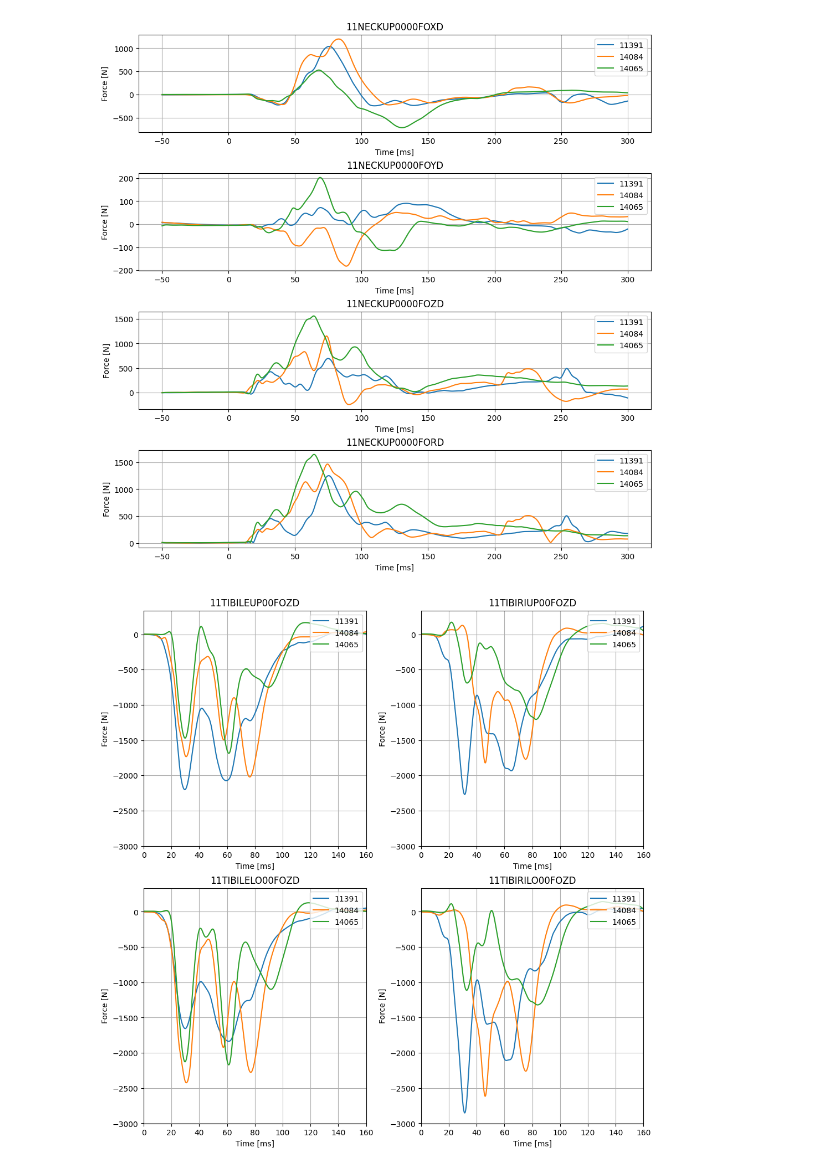
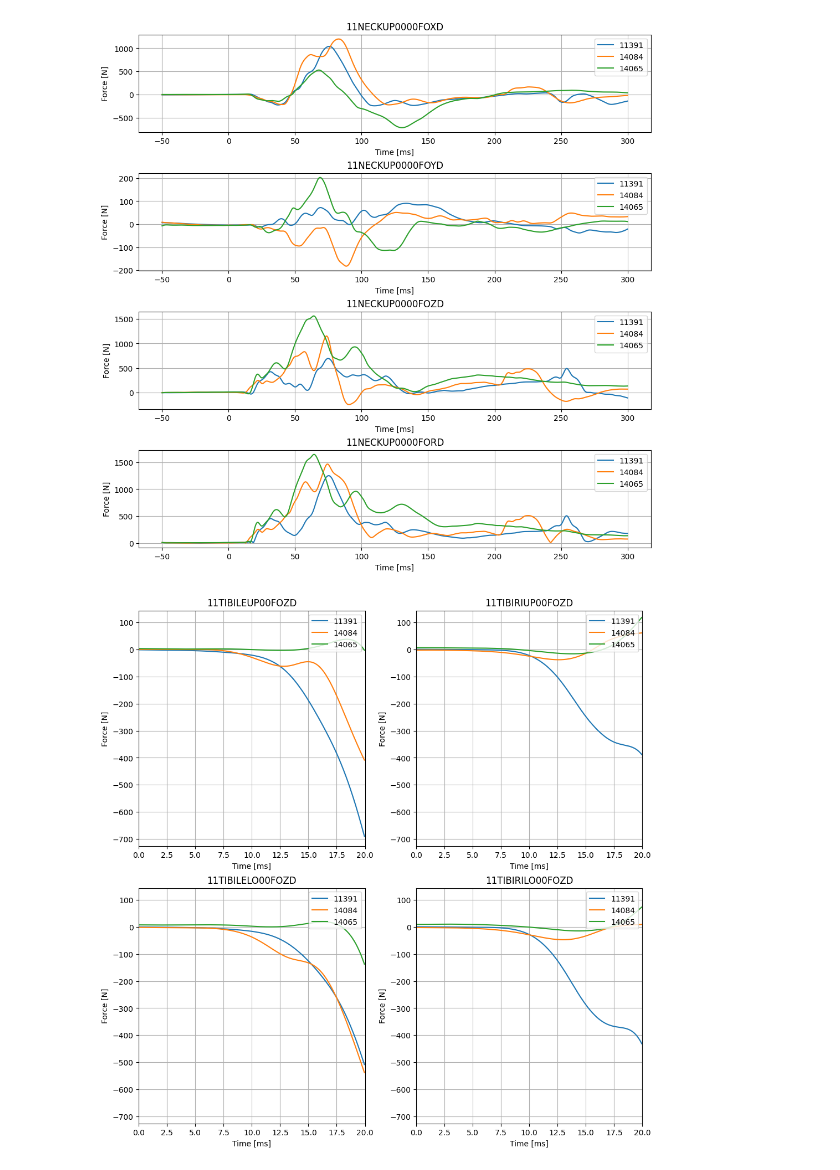
Before and after one commit to jonaskeller14/pyisomme, a Jupyter notebook: docs/plotting.ipynb, the cells around one changed output. Drawn from its saved outputs; the diff is of its cells as text; code cells hidden in the pictures.

Commit message:
pyisomme/plotting: Bugfix. Auto-Y-Range if xlim is set

```diff
--- a/docs/plotting.ipynb
+++ b/docs/plotting.ipynb
@@ -45,11 +45,11 @@ fig = pyisomme.Plot_Line({isomme: [[f"11NECKUP0000FO{xyzr}D"] for xyzr in "XYZR"
 # %%
 fig = pyisomme.Plot_Line({isomme: [
     [isomme.get_channel("11TIBILEUP??FOZD")],
     [isomme.get_channel("11TIBIRIUP??FOZD")],
     [isomme.get_channel("11TIBILELO??FOZD")],
-    [isomme.get_channel("11TIBIRILO??FOZD")]] for isomme in (v1, v2, v3)}, 2, 2,  xlim=(0, 160), sharey=True)
+    [isomme.get_channel("11TIBIRILO??FOZD")]] for isomme in (v1, v2, v3)}, 2, 2,  xlim=(0, 20), sharey=True)
 # %% [output]
-[figure, old version]
+[figure, new version]
 # %%
 fig = pyisomme.Plot_Line({isomme: [["11TIBILEUP??FOZD", "11TIBIRIUP??FOZD", "11TIBILELO??FOZD", "11TIBIRILO??FOZD"]] for isomme in (v1, v2, v3)},  xlim=(0, 160), sharey=True)
 # %% [output]
```
Also changed, not shown: parts of 1 cell of this notebook, 1 other file.
